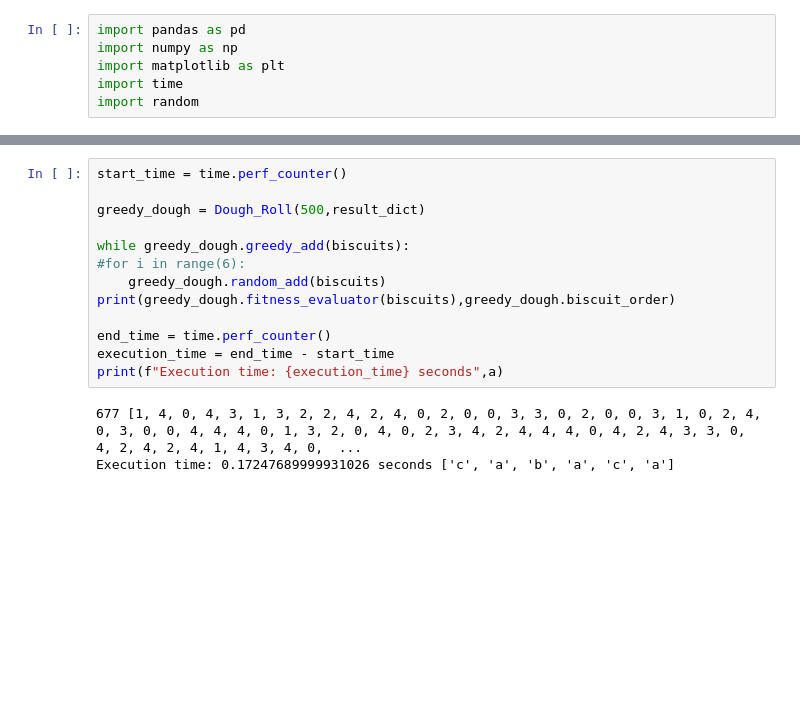
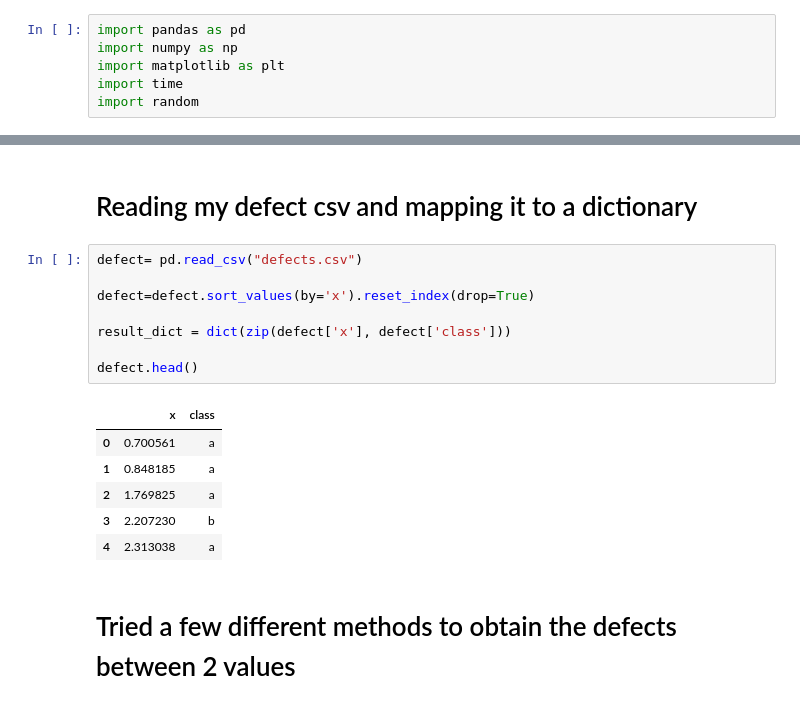
Before and after one commit to muramurapeko/AI-algorithm, a Jupyter notebook: AI_project.ipynb, the cells around one changed output, grey strips where cells are left out. Cells and saved outputs as stored; diff of their text form; blank space fills up the shorter version.

```diff
--- a/AI_project.ipynb
+++ b/AI_project.ipynb
@@ -255,16 +7,19 @@ Execution time: 0.20704719999957888 seconds ['c', 'a', 'b', 'a', 'c', 'a']
-# %%
-start_time = time.perf_counter()
-
-greedy_dough = Dough_Roll(500,result_dict)
-
-while greedy_dough.greedy_add(biscuits):
-#for i in range(6):
-    greedy_dough.random_add(biscuits)
-print(greedy_dough.fitness_evaluator(biscuits),greedy_dough.biscuit_order)
-
-end_time = time.perf_counter()
-execution_time = end_time - start_time
-print(f"Execution time: {execution_time} seconds",a)
-# %% [output]
-677 [1, 4, 0, 4, 3, 1, 3, 2, 2, 4, 2, 4, 0, 2, 0, 0, 3, 3, 0, 2, 0, 0, 3, 1, 0, 2, 4, 0, 3, 0, 0, 4, 4, 4, 0, 1, 3, 2, 0, 4, 0, 2, 3, 4, 2, 4, 4, 4, 0, 4, 2, 4, 3, 3, 0, 4, 2, 4, 2, 4, 1, 4, 3, 4, 0,  ...
-Execution time: 0.17247689999931026 seconds ['c', 'a', 'b', 'a', 'c', 'a']
+# %% [markdown]
+# Reading my defect csv and mapping it to a dictionary
+# %%
+defect= pd.read_csv("defects.csv")
+
+defect=defect.sort_values(by='x').reset_index(drop=True)
+
+result_dict = dict(zip(defect['x'], defect['class']))
+
+defect.head()
+# %% [output]
+|  | x | class |
+| 0 | 0.700561 | a |
+| 1 | 0.848185 | a |
+| 2 | 1.769825 | a |
+| 3 | 2.207230 | b |
+| 4 | 2.313038 | a |
+# %% [markdown]
+# Tried a few different methods to obtain the defects between 2 values
```
Also changed, not shown: parts of 36 cells of this notebook.
